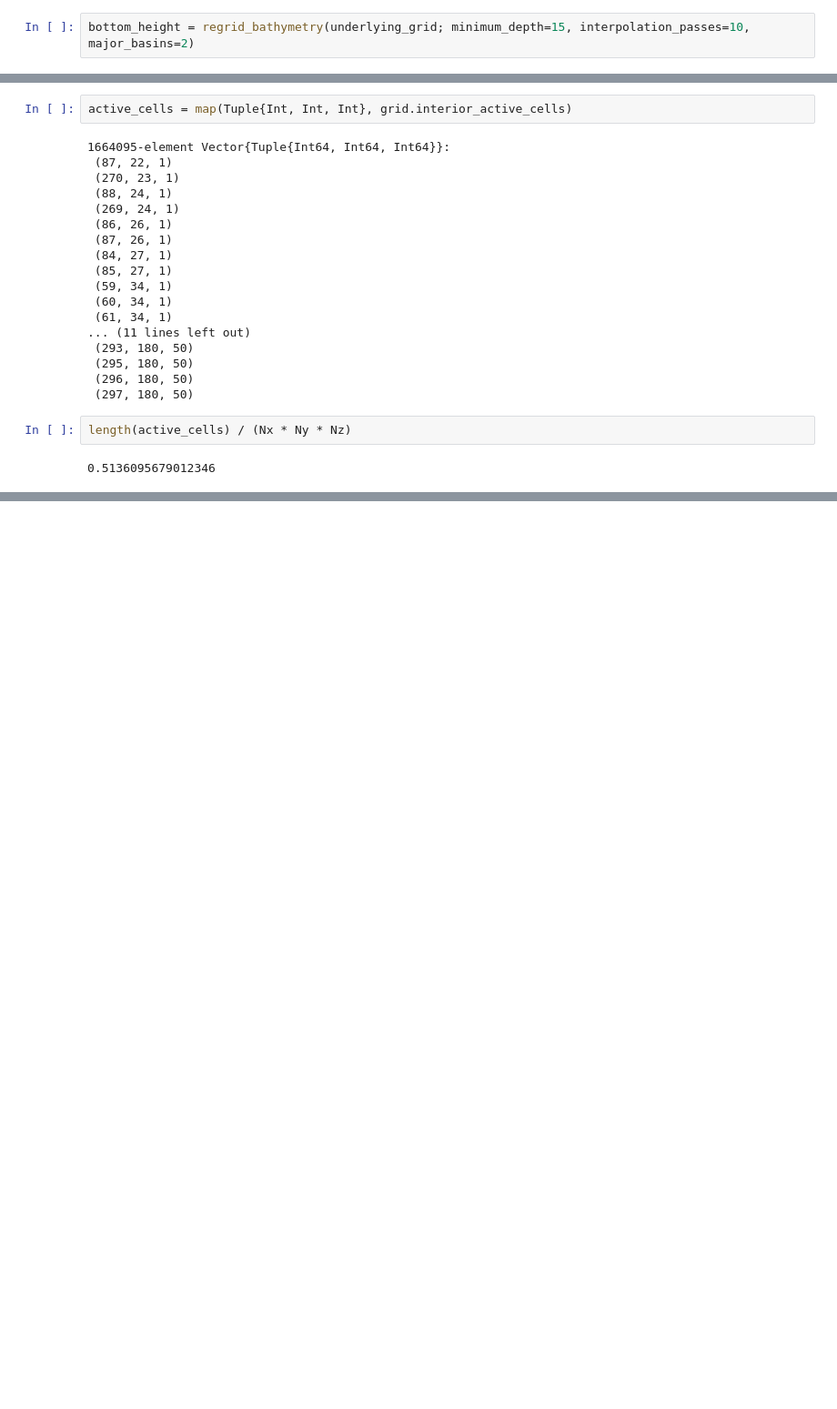
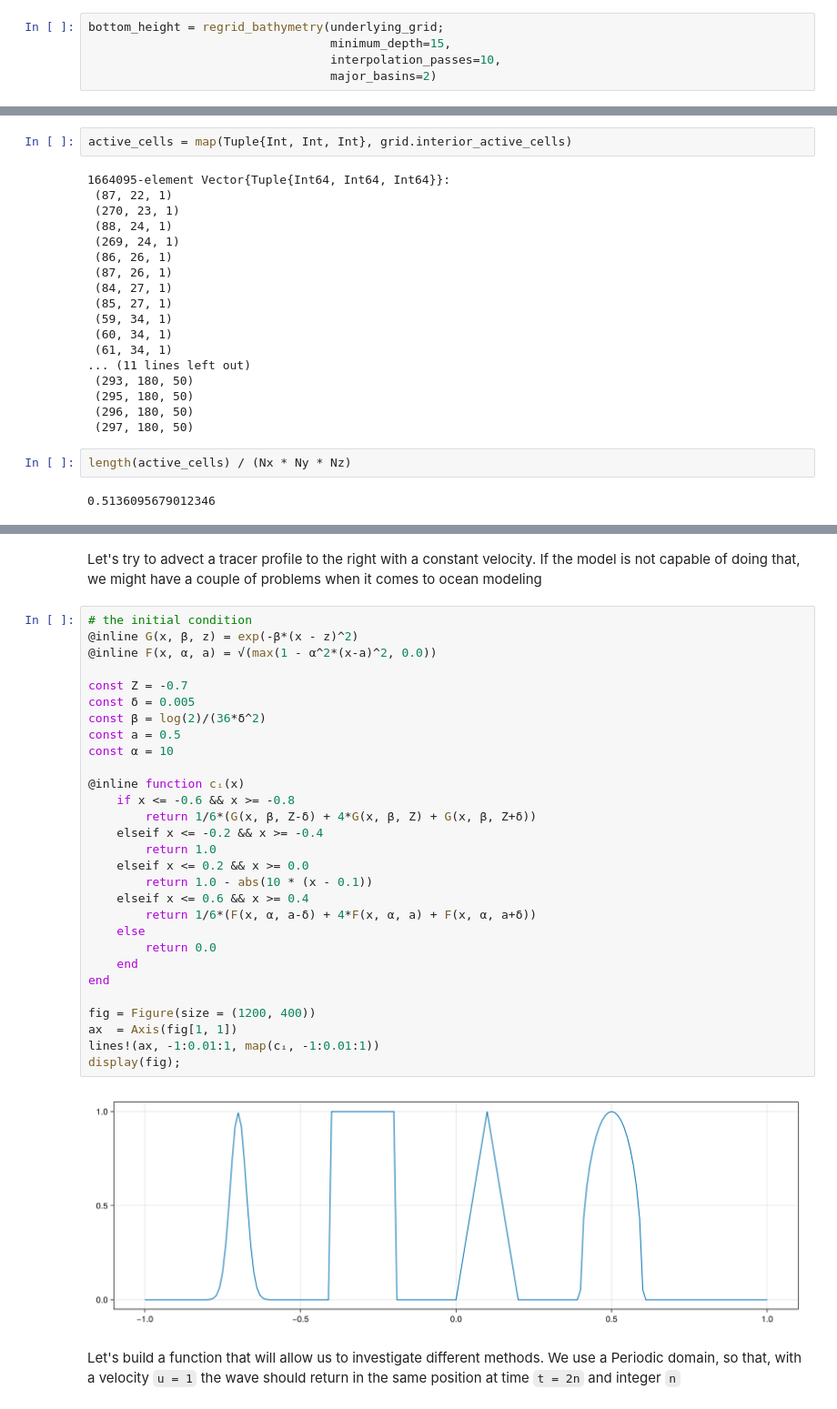
Before and after one commit to drakkar-workshop/drakkar2025-demo-oceananigans, a Jupyter notebook: global_ocean_simulation.ipynb, the cells around one changed output, grey strips where cells are left out. Shown at 91% size. Drawn from its saved outputs; the diff is of its cells as text; blank space fills up the shorter version.

```diff
--- a/global_ocean_simulation.ipynb
+++ b/global_ocean_simulation.ipynb
@@ -175,7 +175,10 @@ Closest candidates are:
 
 ClimaOcean provides a nifty utility to regrid the bathymetry over the grid, the `regrid_bathymetry` function
 # %%
-bottom_height = regrid_bathymetry(underlying_grid; minimum_depth=15, interpolation_passes=10, major_basins=2)
+bottom_height = regrid_bathymetry(underlying_grid;
+                                  minimum_depth=15,
+                                  interpolation_passes=10,
+                                  major_basins=2)
 # %% [output]
 360×180×1 Field{Center, Center, Nothing} reduced over dims = (3,) on OrthogonalSphericalShellGrid on CPU
 ├── grid: 360×180×50 OrthogonalSphericalShellGrid{Float64, Periodic, Oceananigans.Grids.RightConnected, Bounded} on CPU with 7×7×4 halo and with precomputed metrics
@@ -260,0 +302,36 @@ In particular, let's look at 3 different aspects:
+# %% [markdown]
+Let's try to advect a tracer profile to the right with a constant velocity. If the model is not capable of doing that, we might have a couple of problems when it comes to ocean modeling
+# %%
+# the initial condition
+@inline G(x, β, z) = exp(-β*(x - z)^2)
+@inline F(x, α, a) = √(max(1 - α^2*(x-a)^2, 0.0))
+
+const Z = -0.7
+const δ = 0.005
+const β = log(2)/(36*δ^2)
+const a = 0.5
+const α = 10
+
+@inline function cᵢ(x)
+    if x <= -0.6 && x >= -0.8
+        return 1/6*(G(x, β, Z-δ) + 4*G(x, β, Z) + G(x, β, Z+δ))
+    elseif x <= -0.2 && x >= -0.4
+        return 1.0
+    elseif x <= 0.2 && x >= 0.0
+        return 1.0 - abs(10 * (x - 0.1))
+    elseif x <= 0.6 && x >= 0.4
+        return 1/6*(F(x, α, a-δ) + 4*F(x, α, a) + F(x, α, a+δ))
+    else
+        return 0.0
+    end
+end
+
+fig = Figure(size = (1200, 400))
+ax  = Axis(fig[1, 1])
+lines!(ax, -1:0.01:1, map(cᵢ, -1:0.01:1))
+display(fig);
+# %% [output]
+[figure, added]
+# %% [markdown]
+Let's build a function that will allow us to investigate different methods.
+We use a Periodic domain, so that, with a velocity `u = 1` the wave should return in the same position at time `t = 2n` and integer `n`
```
Also changed, not shown: parts of 16 cells of this notebook.
